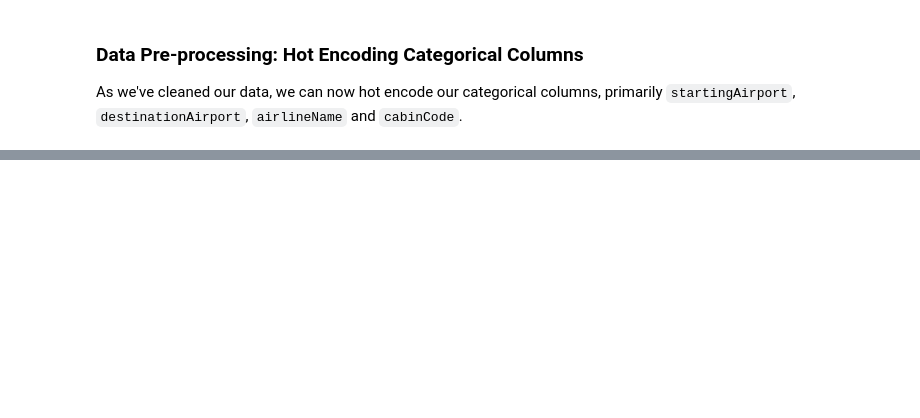
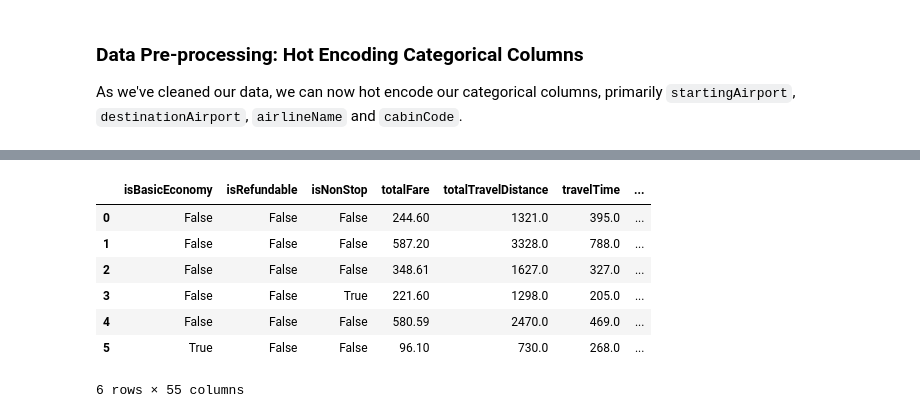
Before and after one commit to PuttTim/ticket-price-predictor, a Jupyter notebook: MLDP_Project.ipynb, the cells around one changed output, grey strips where cells are left out. Saved outputs shown, nothing was run; the diff lists cells and outputs as text; code cells hidden in the pictures; blank space fills up the shorter version.

```diff
--- a/MLDP_Project.ipynb
+++ b/MLDP_Project.ipynb
@@ -243,0 +247,17 @@ df.head(6)
+# %%
+# Convert travelTime from Timedelta into a numerical value in minutes
+df['travelTime'] = df['travelTime'].dt.total_seconds() / 60
+df['daysBeforeDeparture'] = df['daysBeforeDeparture'].dt.days
+
+
+# Check that the conversion has been done correctly
+df.head(6)
+# %% [output]
+|  | isBasicEconomy | isRefundable | isNonStop | totalFare | totalTravelDistance | travelTime | ... |
+| 0 | False | False | False | 244.60 | 1321.0 | 395.0 | ... |
+| 1 | False | False | False | 587.20 | 3328.0 | 788.0 | ... |
+| 2 | False | False | False | 348.61 | 1627.0 | 327.0 | ... |
+| 3 | False | False | True | 221.60 | 1298.0 | 205.0 | ... |
+| 4 | False | False | False | 580.59 | 2470.0 | 469.0 | ... |
+| 5 | True | False | False | 96.10 | 730.0 | 268.0 | ... |
+6 rows × 55 columns
```
Also changed, not shown: parts of 18 cells of this notebook.
